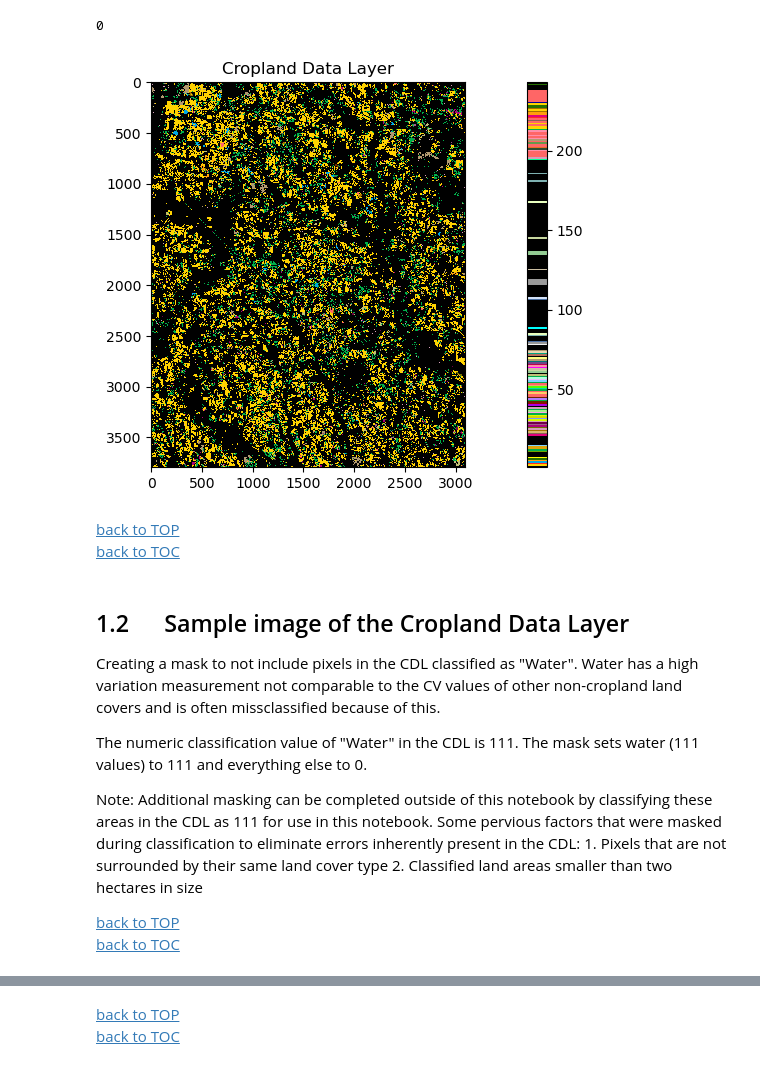
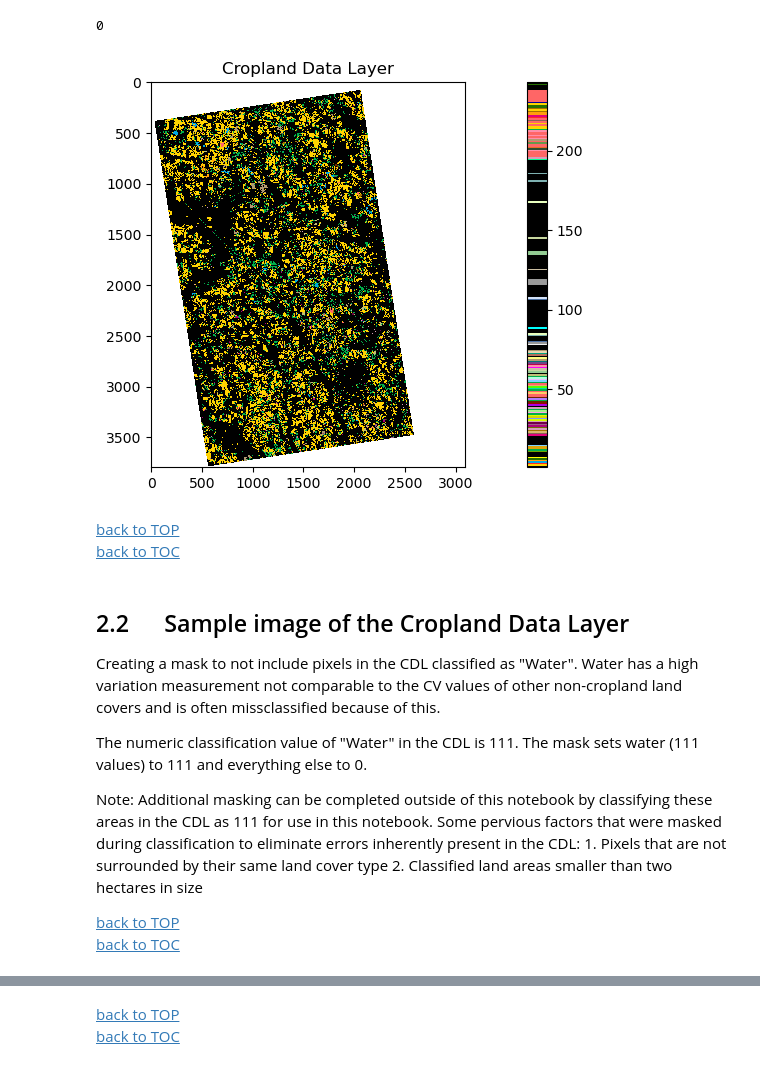
Before and after one commit to NISAR-Science-Algorithms/NISAR_CropArea, a Jupyter notebook: notebooks/NISAR_ATBD_crops.ipynb, the cells around one changed output, grey strips where cells are left out. Drawn from its saved outputs; the diff is of its cells as text; code cells hidden in the pictures.

Commit message:
fixed CDL layer masking based on valid (non-nan) GCOV data

```diff
--- a/notebooks/NISAR_ATBD_crops.ipynb
+++ b/notebooks/NISAR_ATBD_crops.ipynb
@@ -221,0 +288,4 @@ Accuracy_results = "NISAR_L3_CropAreaClassification_accuracy_statistics.csv"
+# %%
+all_SAR_data = sorted(glob.glob(str(GCOV_dir / '*.h5')))
+
+print('\n'.join([i.split('/')[-1] for i in all_SAR_data]))
@@ -221,0 +343,19 @@ Accuracy_results = "NISAR_L3_CropAreaClassification_accuracy_statistics.csv"
+# %%
+indices = range(0,len(all_SAR_data))
+## If you don't want to use all of the images, choose which indices to use now.
+indices = range(0,9)
+
+
+num=indices[0]
+print("Dates of observation (HH and HV):")
+date_array = []
+SAR_images = []
+for ii in range(0,len(indices)):
+    datestr = all_SAR_data[ii].split('/')[-1].split('_')[2][-6:]
+    year = 2000 + int(datestr[0:2]) #(2000+int(datestr[0][0:2]))
+    month = int(datestr[2:4]) #int(datestr[0][2:4])
+    day = int(datestr[4:6]) #int(datestr[0][4:6])
+    date_obj = datetime.date(year,month,day)
+    print(date_obj)
+    date_array.append(date_obj)
+    SAR_images.append(all_SAR_data[ii])
@@ -299,6 +450,8 @@ geotransform = [ulx, xres, 0.0, uly, 0.0, -yres]
 
 spatialref = CRS.from_user_input(ds_epsg).to_wkt()
 print(ds_epsg)
+
+mask = np.where(np.isnan(f[a_group_key]['LSAR']['GCOV']['grids']['frequencyA']['HHHH'][()]),np.nan,1)
 # %% [output]
 X Size:  3097  Y Size:  3794
 Resolution X: 20.0  Y: 20.0 m
@@ -318,34 +470,34 @@ Processing /home/jovyan/NISAR_ATBD_crops/ancillary_data/cdl/2022_30m_cdls.tif [1
 0
 # %%
 # Open CDL
-cdl_raster = gdal.Open(str(aoi_dir / (aoi + '_cdl.tif'))).ReadAsArray()
+cdl_raster = gdal.Open(str(aoi_dir / (aoi + '_cdl.tif'))).ReadAsArray()*mask
 
 # Get dimensions of CDL
 first_raster_CDL = gdal.Open(str(aoi_dir / (aoi + '_cdl.tif')))
 rows1 = first_raster_CDL.RasterYSize
 cols1 = first_raster_CDL.RasterXSize
 
 CDL_geotransform = first_raster_CDL.GetGeoTransform()
 CDL_xres = CDL_geotransform[1]
 CDL_yres = -CDL_geotransform[5]
 CDL_xmin = CDL_geotransform[0]
 CDL_ymax = CDL_geotransform[3]
 CDL_spatialref = first_raster_CDL.GetProjectionRef()
 
 plt.rcParams['figure.figsize'] = (20,5);
 plt.imshow(cdl_raster,cmap=cdl_cmap,interpolation='nearest');
 plt.colorbar(fraction=0.046*cdl_raster.shape[0]/cdl_raster.shape[1],pad=0.04);
 plt.title('Cropland Data Layer');
 
 ##The image might look a little busy because of the number of classes in the layer
 # %% [output]
-[figure, old version]
+[figure, new version]
 # %% [markdown]
 [back to TOP](#TOP)<br>
 [back to TOC](#TOC)
 # %% [markdown]
-<a id="SEC_1.2"></a>
-## 1.2 &emsp; Sample image of the Cropland Data Layer
+<a id="SEC_2.2"></a>
+## 2.2 &emsp; Sample image of the Cropland Data Layer
 Creating a mask to not include pixels in the CDL classified as "Water".
 Water has a high variation measurement not comparable to the CV values of other non-cropland land covers and is often missclassified because of this.
 
```
Also changed, not shown: parts of 66 cells of this notebook.
